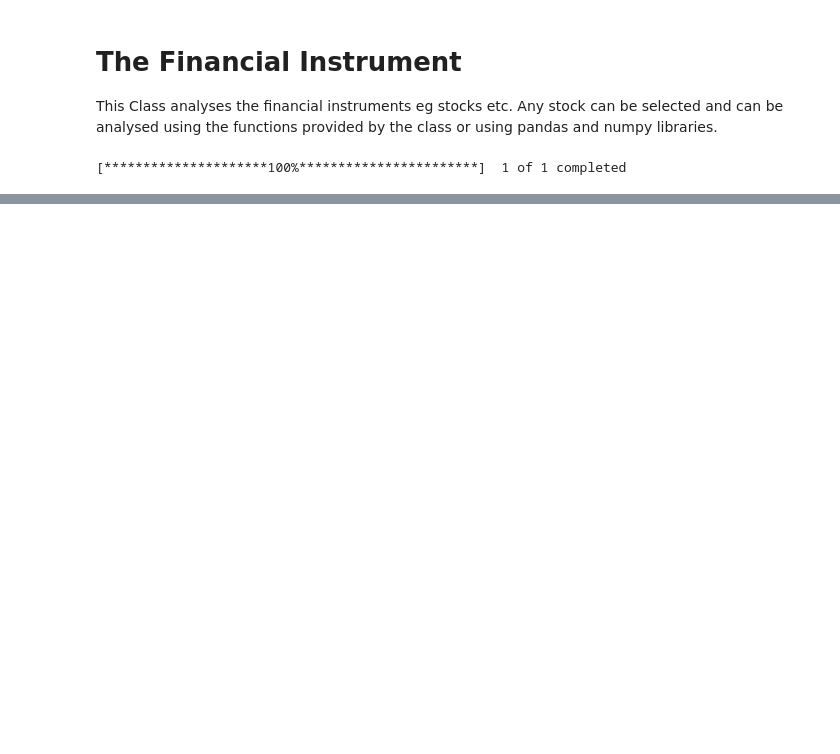
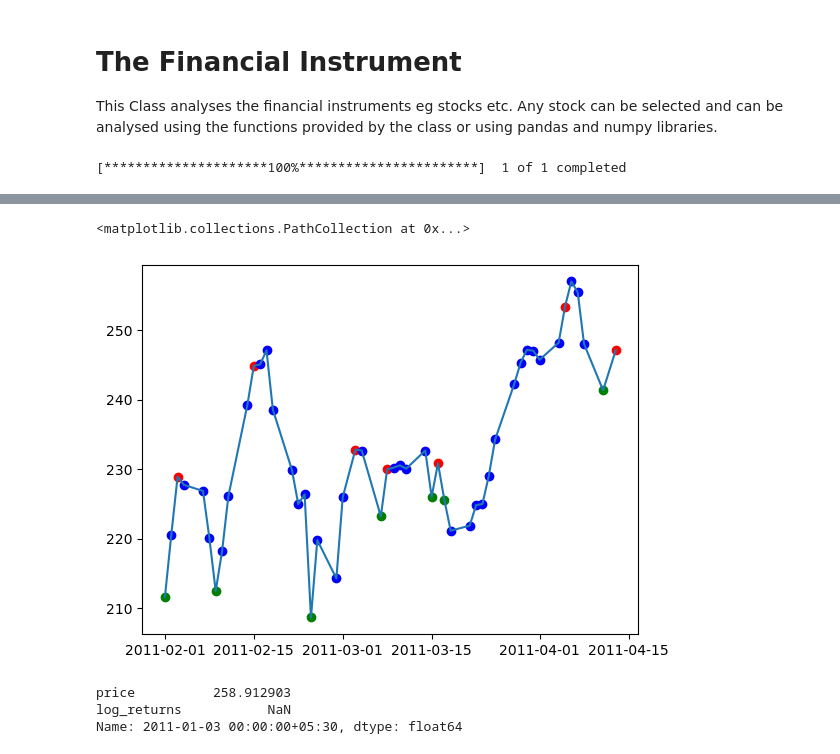
Before and after one commit to meet-seth/Algo_Trading, a Jupyter notebook: finance_analysis.ipynb, the cells around one changed output, grey strips where cells are left out. Drawn from its saved outputs; the diff is of its cells as text; code cells hidden in the pictures; blank space fills up the shorter version.

```diff
--- a/finance_analysis.ipynb
+++ b/finance_analysis.ipynb
@@ -197,0 +229,2 @@ Name: log_returns, Length: 252, dtype: float64
+# %%
+data = infy_stock.data
@@ -197,0 +318,10 @@ Name: log_returns, Length: 252, dtype: float64
+# %%
+straty = [stratx[0]]
+for i in range(1,len(stratx)):
+    if stratx[i]==stratx[i-1]:
+        straty.append(0)
+    else:
+        straty.append(stratx[i])
+
+stratz = straty+ [None]*20
+stratz = np.array(stratz)
@@ -197,0 +348,9 @@ Name: log_returns, Length: 252, dtype: float64
+# %%
+plt.plot(p_data[:50])
+# plt.scatter(y=p_data,x=p_data.index)
+plt.scatter(y=p_data[:50].loc[stratz[:50]==1],x=p_data[:50].loc[stratz[:50]==1].index,color='g')
+plt.scatter(y=p_data[:50].loc[stratz[:50]==-1],x=p_data[:50].loc[stratz[:50]==-1].index,color='r')
+plt.scatter(y=p_data[:50].loc[stratz[:50]==0],x=p_data[:50].loc[stratz[:50]==0].index,color='b')
+# %% [output]
+<matplotlib.collections.PathCollection at 0x...>
+[figure, added]
@@ -197,0 +359,6 @@ Name: log_returns, Length: 252, dtype: float64
+# %%
+p_data.iloc[0]
+# %% [output]
+price          258.912903
+log_returns           NaN
+Name: 2011-01-03 00:00:00+05:30, dtype: float64
```
Also changed, not shown: parts of 36 cells of this notebook, 1 other file.
